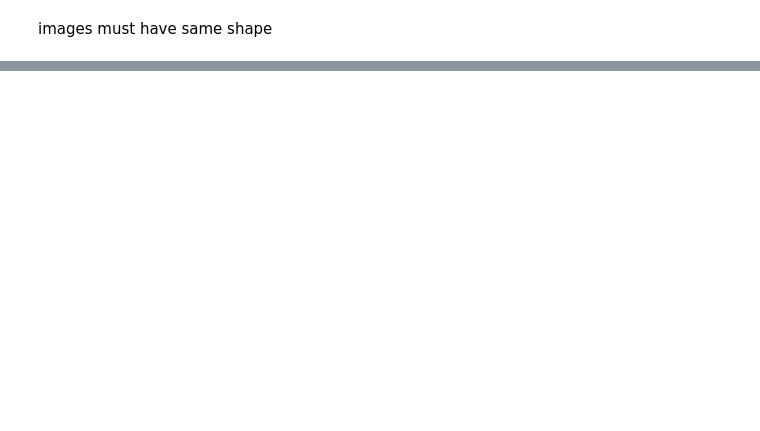
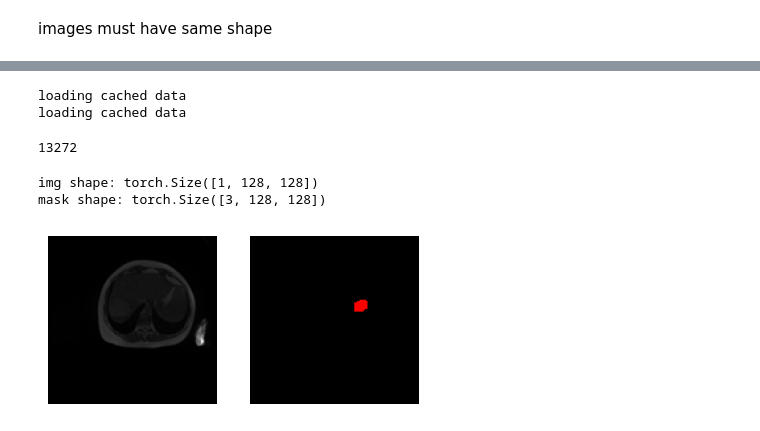
Before and after one commit to LorenzoBoccalon/random-shoot, a Jupyter notebook: u-net-image-segmentation.ipynb, the cells around one changed output, grey strips where cells are left out. Saved outputs shown, nothing was run; the diff lists cells and outputs as text; code cells hidden in the pictures; blank space fills up the shorter version.

```diff
--- a/u-net-image-segmentation.ipynb
+++ b/u-net-image-segmentation.ipynb
@@ -269,0 +298,8 @@ device(type='cuda')
+# %%
+def preprocess_data(df: pd.DataFrame):
+    preprocessing_start = time.time()
+    data = df.apply(lambda r: extract_data(r), axis=1).tolist()
+    preprocessing_end = time.time()
+    preprocessing_elapsed = preprocessing_end - preprocessing_start
+    print(f"took {preprocessing_elapsed} seconds for preprocessing {len(df)} rows")
+    return data
@@ -269,0 +318,70 @@ device(type='cuda')
+# %%
+cached_train_data = "train_data.pickle"
+
+if os.path.exists(cached_train_data):
+    print("loading cached data")
+    with open(cached_train_data, "rb") as f:
+        train_data = pickle.load(f)
+else:
+    print("caching data")
+    train_data = preprocess_data(train_df)
+    with open(cached_train_data, "wb") as f:
+        pickle.dump(train_data, f)
+
+cached_test_data = "test_data.pickle"
+
+if os.path.exists(cached_test_data):
+    print("loading cached data")
+    with open(cached_test_data, "rb") as f:
+        test_data = pickle.load(f)
+else:
+    print("caching data")
+    test_data = preprocess_data(test_df)
+    with open(cached_test_data, "wb") as f:
+        pickle.dump(test_data, f)
+
+len(train_data)
+# %% [output]
+loading cached data
+loading cached data
+13272
+# %%
+def format_data_for_dataset(sample: dict[str, torch.Tensor]) -> tuple[torch.Tensor, torch.Tensor]:
+    img0 = sample["image"]
+    img1 = sample["stomach"]  # red
+    img2 = sample["large_bowel"]  # green
+    img3 = sample["small_bowel"]  # blue
+    # output shapes should be [3, 128, 128]
+    stacked_img = torch.stack([img1, img2, img3], dim=0)
+    stacked_img = stacked_img.squeeze(1)
+    return img0, stacked_img
+# %%
+idx = random.randint(0, len(train_data) - 1)
+
+img, msk = format_data_for_dataset(train_data[idx])
+print(f"img shape: {img.shape}")
+print(f"mask shape: {msk.shape}")
+
+img, msk = torch.squeeze(img.permute(1, 2, 0)), torch.squeeze(msk.permute(1, 2, 0))
+img = img.cpu().numpy()
+msk = msk.cpu().numpy()
+
+assert np.all(msk <= 1.0) and np.all(msk >= 0.0)
+
+# Convert the NumPy array to PIL image
+img = Image.fromarray((img * 255).astype("uint8"))
+msk = Image.fromarray((msk * 255).astype("uint8"))
+
+# Display the image using Matplotlib
+plt.figure(figsize=(10, 5))
+plt.subplot(1, 4, 1)
+plt.imshow(img, cmap="gray")
+plt.axis("off")
+plt.subplot(1, 4, 2)
+plt.imshow(msk)
+plt.axis("off")
+plt.show()
+# %% [output]
+img shape: torch.Size([1, 128, 128])
+mask shape: torch.Size([3, 128, 128])
+[figure, added]
```
Also changed, not shown: parts of 31 cells of this notebook, 6 other files.
